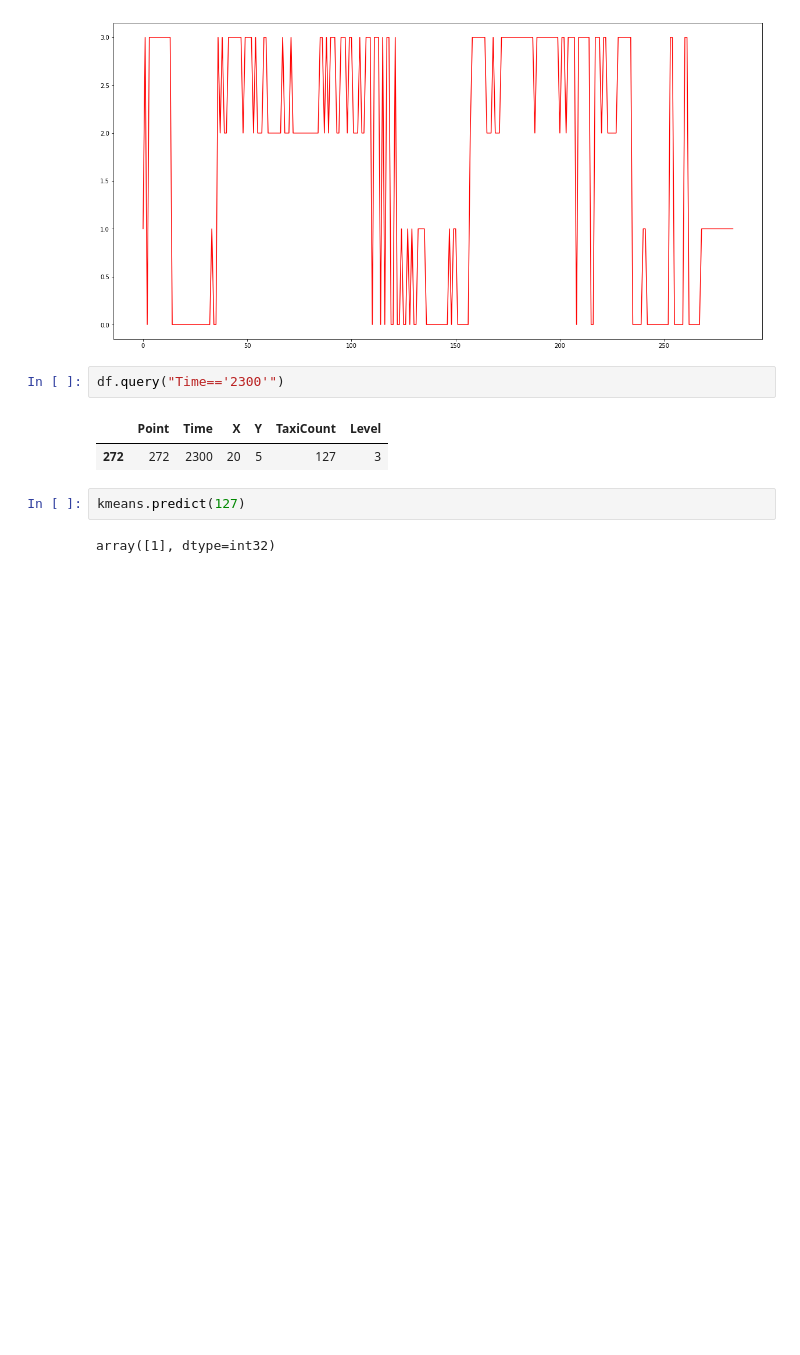
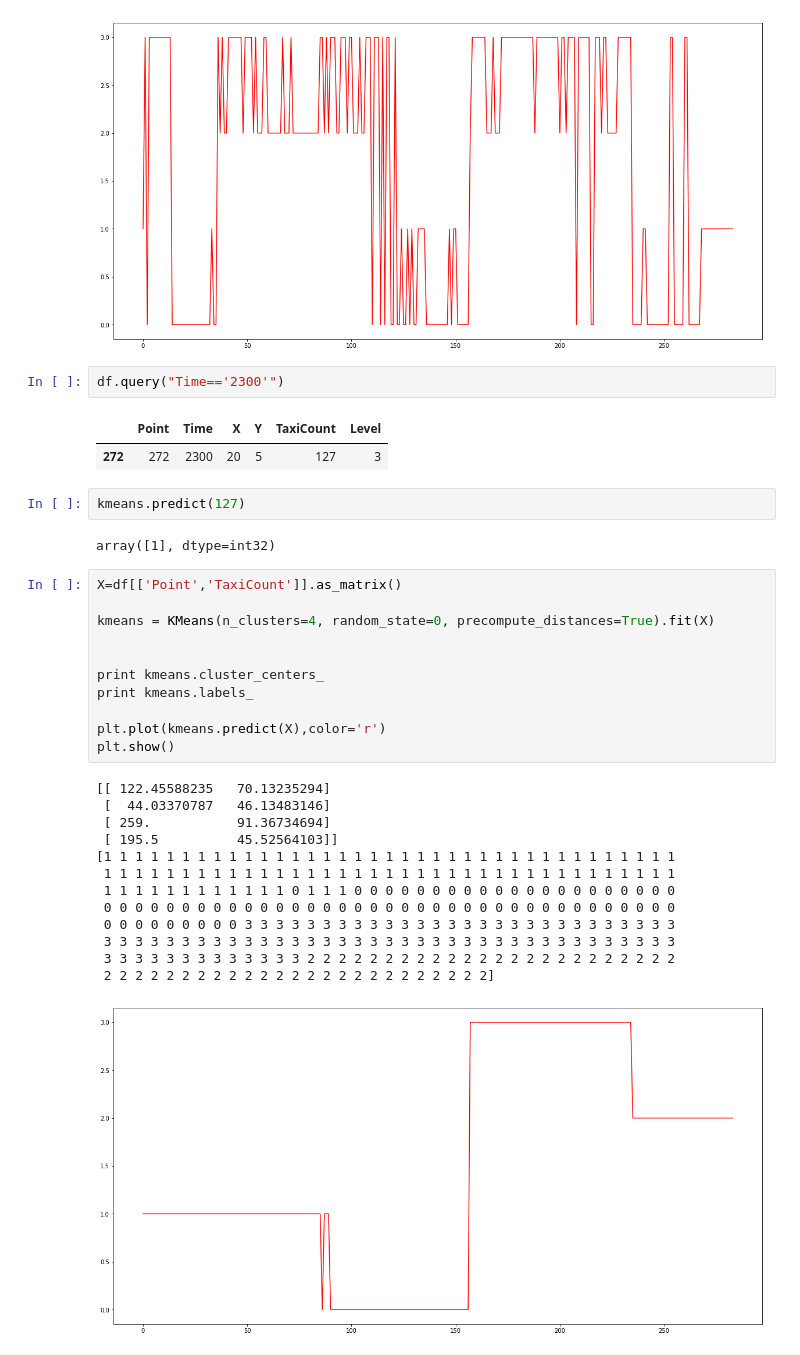
Before and after one commit to hari-allamraju/sg-taxidata, a Jupyter notebook: Trying data enhancement.ipynb, the cells around one changed output. Saved outputs shown, nothing was run; the diff lists cells and outputs as text; blank space fills up the shorter version.

```diff
--- a/Trying data enhancement.ipynb
+++ b/Trying data enhancement.ipynb
@@ -75,3 +75,28 @@ df.query("Time=='2300'")
 kmeans.predict(127)
 # %% [output]
 array([1], dtype=int32)
+# %%
+X=df[['Point','TaxiCount']].as_matrix()
+
+kmeans = KMeans(n_clusters=4, random_state=0, precompute_distances=True).fit(X)
+
+
+print kmeans.cluster_centers_
+print kmeans.labels_
+
+plt.plot(kmeans.predict(X),color='r')
+plt.show()
+# %% [output]
+[[ 122.45588235   70.13235294]
+ [  44.03370787   46.13483146]
+ [ 259.           91.36734694]
+ [ 195.5          45.52564103]]
+[1 1 1 1 1 1 1 1 1 1 1 1 1 1 1 1 1 1 1 1 1 1 1 1 1 1 1 1 1 1 1 1 1 1 1 1 1
+ 1 1 1 1 1 1 1 1 1 1 1 1 1 1 1 1 1 1 1 1 1 1 1 1 1 1 1 1 1 1 1 1 1 1 1 1 1
+ 1 1 1 1 1 1 1 1 1 1 1 1 0 1 1 1 0 0 0 0 0 0 0 0 0 0 0 0 0 0 0 0 0 0 0 0 0
+ 0 0 0 0 0 0 0 0 0 0 0 0 0 0 0 0 0 0 0 0 0 0 0 0 0 0 0 0 0 0 0 0 0 0 0 0 0
+ 0 0 0 0 0 0 0 0 0 3 3 3 3 3 3 3 3 3 3 3 3 3 3 3 3 3 3 3 3 3 3 3 3 3 3 3 3
+ 3 3 3 3 3 3 3 3 3 3 3 3 3 3 3 3 3 3 3 3 3 3 3 3 3 3 3 3 3 3 3 3 3 3 3 3 3
+ 3 3 3 3 3 3 3 3 3 3 3 3 3 2 2 2 2 2 2 2 2 2 2 2 2 2 2 2 2 2 2 2 2 2 2 2 2
+ 2 2 2 2 2 2 2 2 2 2 2 2 2 2 2 2 2 2 2 2 2 2 2 2 2]
+[figure, added]
```
